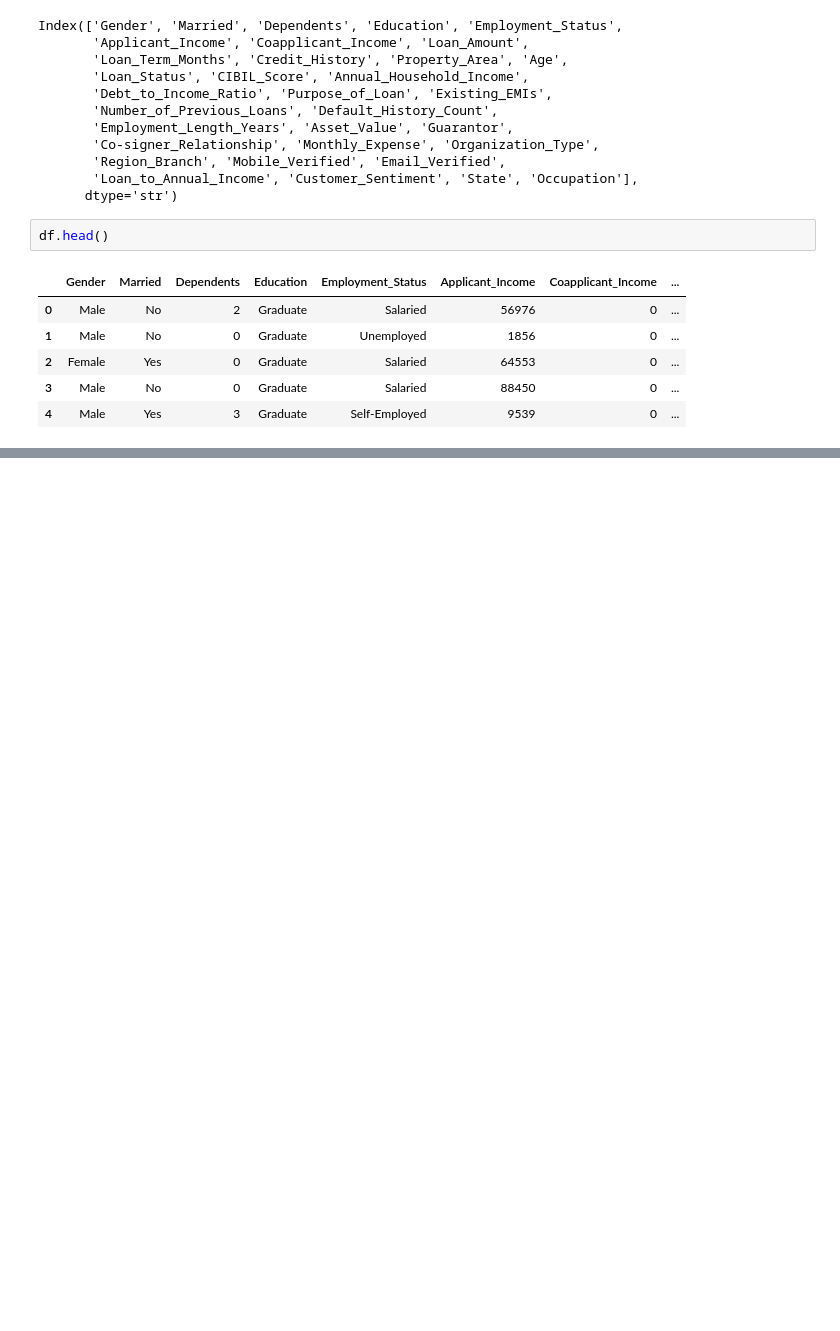
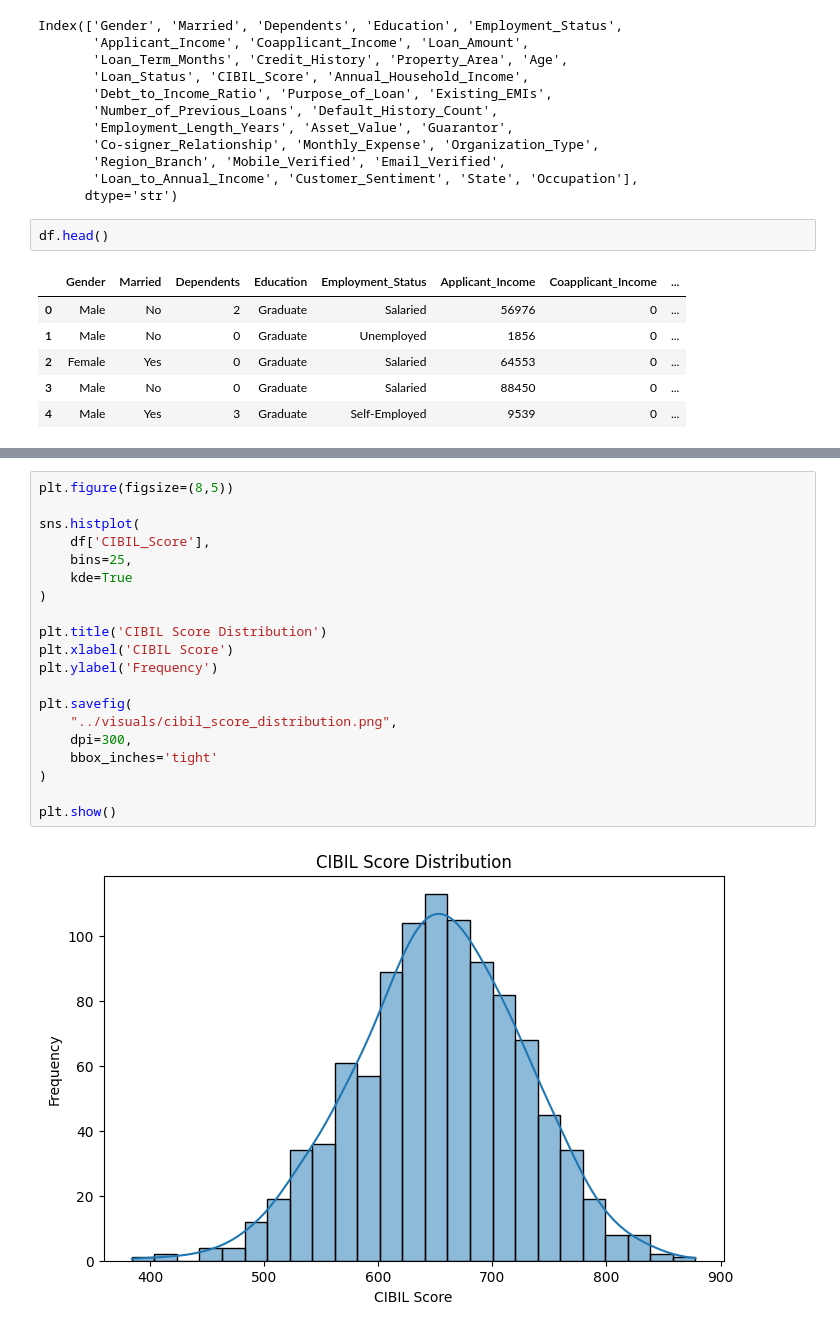
Before and after one commit to Animesh1020/hdfc_ml_project, a Jupyter notebook: notebooks/01_eda.ipynb, the cells around one changed output, grey strips where cells are left out. Drawn from its saved outputs; the diff is of its cells as text; blank space fills up the shorter version.

```diff
--- a/notebooks/01_eda.ipynb
+++ b/notebooks/01_eda.ipynb
@@ -375,0 +451,22 @@ df.head()
+# %%
+plt.figure(figsize=(8,5))
+
+sns.histplot(
+    df['CIBIL_Score'],
+    bins=25,
+    kde=True
+)
+
+plt.title('CIBIL Score Distribution')
+plt.xlabel('CIBIL Score')
+plt.ylabel('Frequency')
+
+plt.savefig(
+    "../visuals/cibil_score_distribution.png",
+    dpi=300,
+    bbox_inches='tight'
+)
+
+plt.show()
+# %% [output]
+[figure, added]
```
Also changed, not shown: parts of 5 cells of this notebook, 6 other files.
